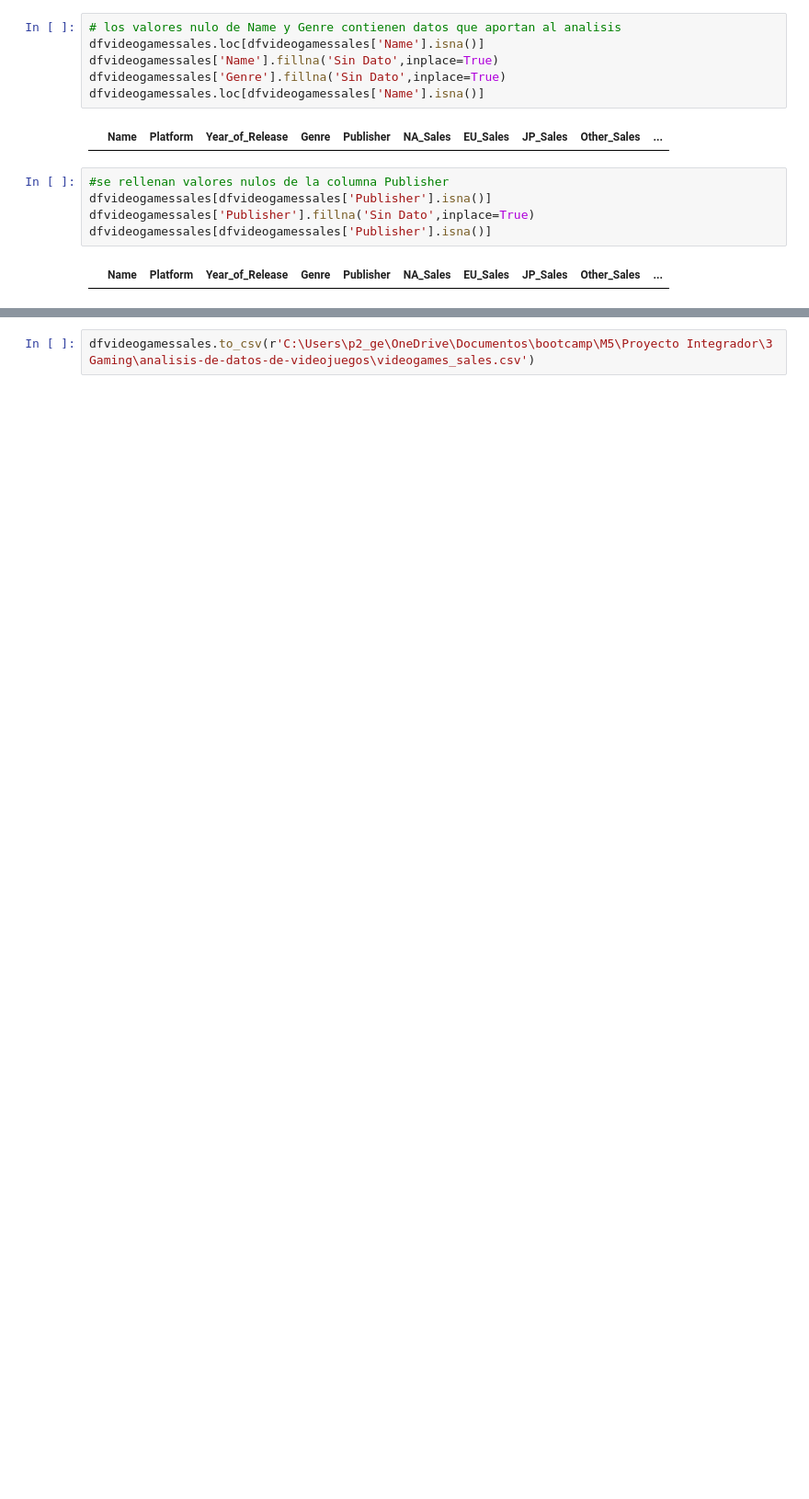
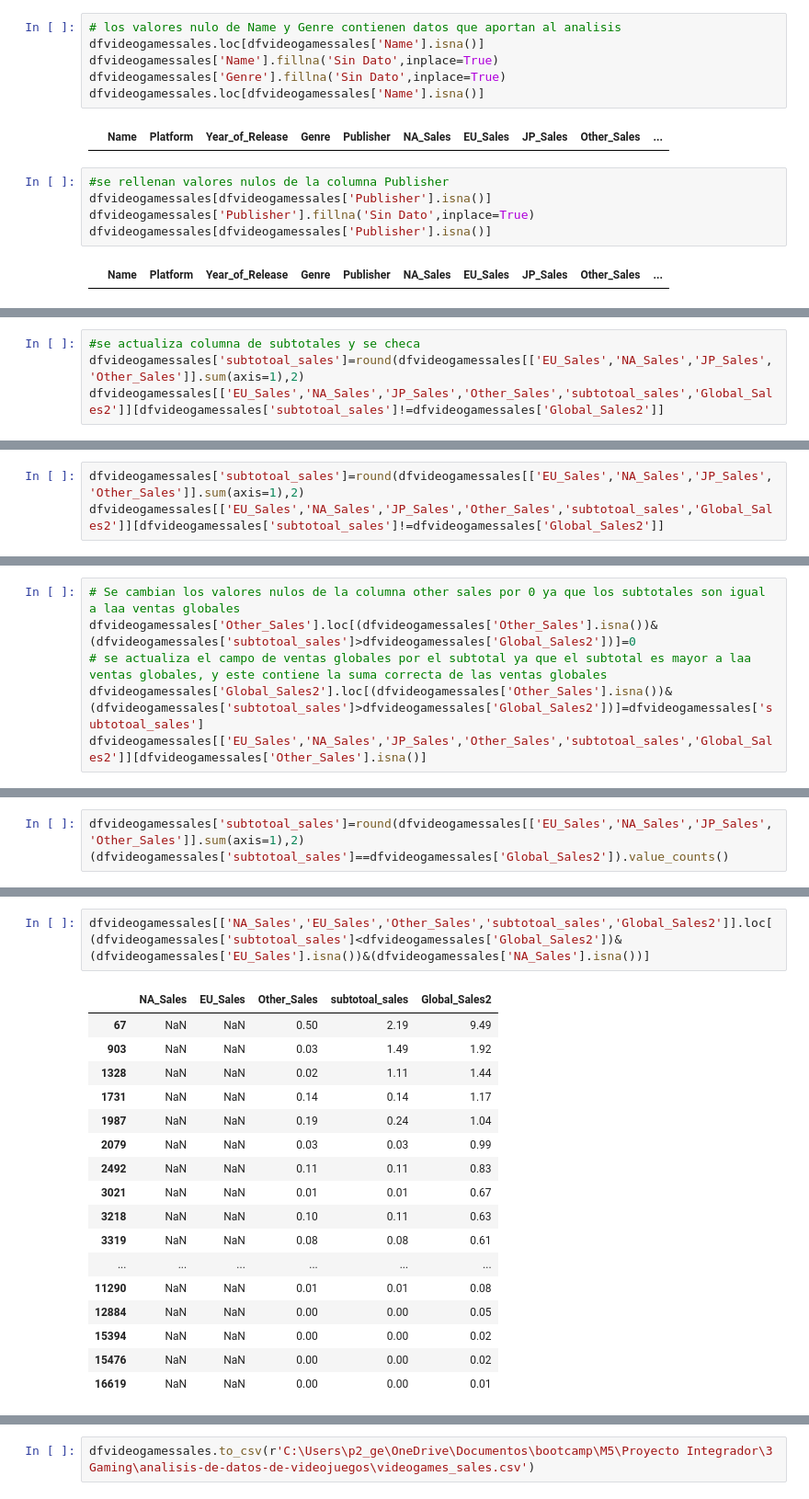
Before and after one commit to JUrielCerecero/analisis-de-datos-de-videojuegos, a Jupyter notebook: etl.ipynb, the cells around one changed output, grey strips where cells are left out. Shown: that part at 92% size. Drawn from its saved outputs; the diff is of its cells as text; blank space fills up the shorter version.

```diff
--- a/etl.ipynb
+++ b/etl.ipynb
@@ -391,0 +447,4 @@ dfvideogamessales['subtotoal_sales']=dfvideogamessales[['EU_Sales','NA_Sales','J
+# %%
+#se actualiza columna de subtotales y se checa
+dfvideogamessales['subtotoal_sales']=round(dfvideogamessales[['EU_Sales','NA_Sales','JP_Sales','Other_Sales']].sum(axis=1),2)
+dfvideogamessales[['EU_Sales','NA_Sales','JP_Sales','Other_Sales','subtotoal_sales','Global_Sales2']][dfvideogamessales['subtotoal_sales']!=dfvideogamessales['Global_Sales2']]
@@ -398,0 +524,3 @@ Name: count, dtype: int64
+# %%
+dfvideogamessales['subtotoal_sales']=round(dfvideogamessales[['EU_Sales','NA_Sales','JP_Sales','Other_Sales']].sum(axis=1),2)
+dfvideogamessales[['EU_Sales','NA_Sales','JP_Sales','Other_Sales','subtotoal_sales','Global_Sales2']][dfvideogamessales['subtotoal_sales']!=dfvideogamessales['Global_Sales2']]
@@ -398,0 +541,6 @@ Name: count, dtype: int64
+# %%
+# Se cambian los valores nulos de la columna other sales por 0 ya que los subtotales son igual a laa ventas globales
+dfvideogamessales['Other_Sales'].loc[(dfvideogamessales['Other_Sales'].isna())&(dfvideogamessales['subtotoal_sales']>dfvideogamessales['Global_Sales2'])]=0
+# se actualiza el campo de ventas globales por el subtotal ya que el subtotal es mayor a laa ventas globales, y este contiene la suma correcta de las ventas globales
+dfvideogamessales['Global_Sales2'].loc[(dfvideogamessales['Other_Sales'].isna())&(dfvideogamessales['subtotoal_sales']>dfvideogamessales['Global_Sales2'])]=dfvideogamessales['subtotoal_sales']
+dfvideogamessales[['EU_Sales','NA_Sales','JP_Sales','Other_Sales','subtotoal_sales','Global_Sales2']][dfvideogamessales['Other_Sales'].isna()]
@@ -398,0 +557,3 @@ Name: count, dtype: int64
+# %%
+dfvideogamessales['subtotoal_sales']=round(dfvideogamessales[['EU_Sales','NA_Sales','JP_Sales','Other_Sales']].sum(axis=1),2)
+(dfvideogamessales['subtotoal_sales']==dfvideogamessales['Global_Sales2']).value_counts()
@@ -398,0 +584,20 @@ Name: count, dtype: int64
+# %%
+dfvideogamessales[['NA_Sales','EU_Sales','Other_Sales','subtotoal_sales','Global_Sales2']].loc[(dfvideogamessales['subtotoal_sales']<dfvideogamessales['Global_Sales2'])&(dfvideogamessales['EU_Sales'].isna())&(dfvideogamessales['NA_Sales'].isna())]
+# %% [output]
+|  | NA_Sales | EU_Sales | Other_Sales | subtotoal_sales | Global_Sales2 |
+| 67 | NaN | NaN | 0.50 | 2.19 | 9.49 |
+| 903 | NaN | NaN | 0.03 | 1.49 | 1.92 |
+| 1328 | NaN | NaN | 0.02 | 1.11 | 1.44 |
+| 1731 | NaN | NaN | 0.14 | 0.14 | 1.17 |
+| 1987 | NaN | NaN | 0.19 | 0.24 | 1.04 |
+| 2079 | NaN | NaN | 0.03 | 0.03 | 0.99 |
+| 2492 | NaN | NaN | 0.11 | 0.11 | 0.83 |
+| 3021 | NaN | NaN | 0.01 | 0.01 | 0.67 |
+| 3218 | NaN | NaN | 0.10 | 0.11 | 0.63 |
+| 3319 | NaN | NaN | 0.08 | 0.08 | 0.61 |
+| ... | ... | ... | ... | ... | ... |
+| 11290 | NaN | NaN | 0.01 | 0.01 | 0.08 |
+| 12884 | NaN | NaN | 0.00 | 0.00 | 0.05 |
+| 15394 | NaN | NaN | 0.00 | 0.00 | 0.02 |
+| 15476 | NaN | NaN | 0.00 | 0.00 | 0.02 |
+| 16619 | NaN | NaN | 0.00 | 0.00 | 0.01 |
```
Also changed, not shown: parts of 64 cells of this notebook, 3 other files.
